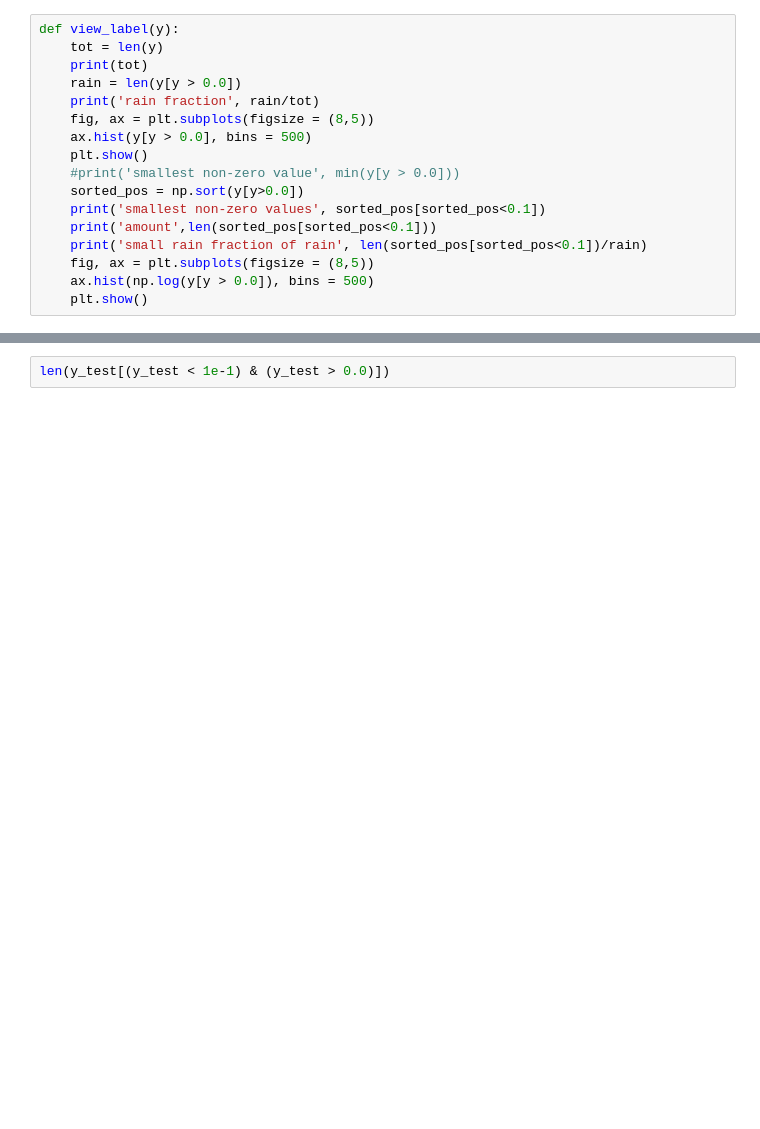
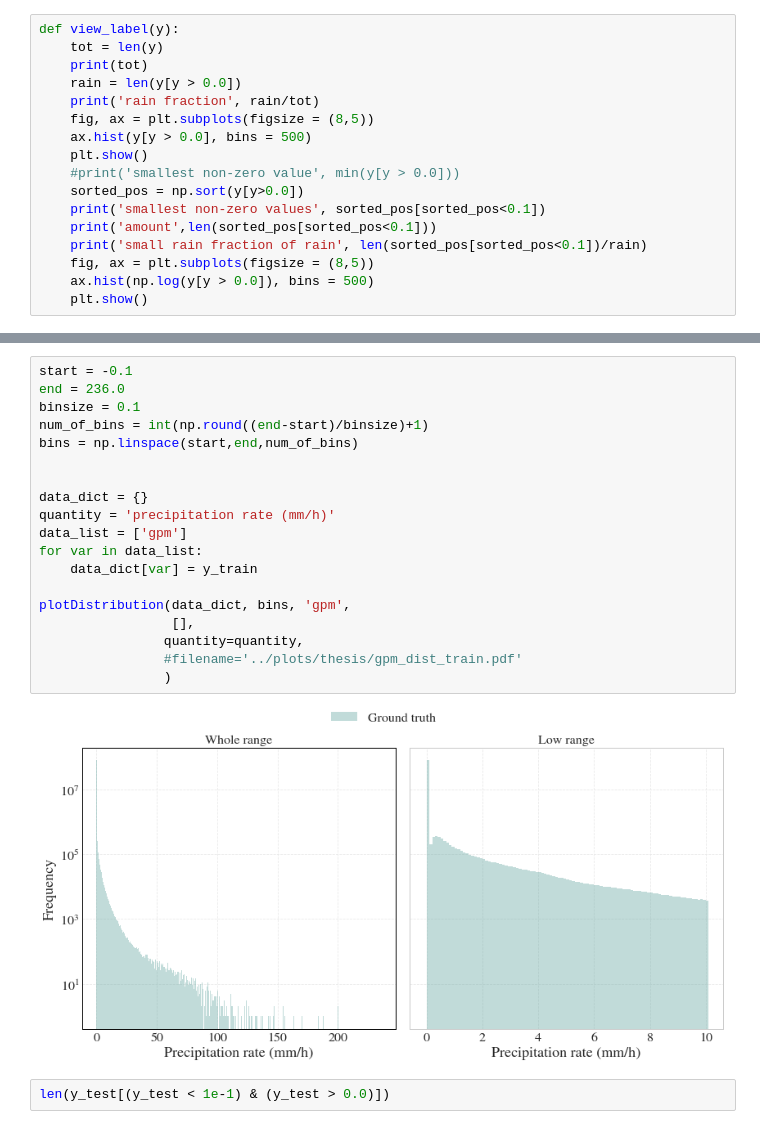
Before and after one commit to ingridingemarsson/geostat-masters-thesis, a Jupyter notebook: notebooks/check_histograms_of_rain_rate.ipynb, the cells around one changed output, grey strips where cells are left out. Drawn from its saved outputs; the diff is of its cells as text; blank space fills up the shorter version.

```diff
--- a/notebooks/check_histograms_of_rain_rate.ipynb
+++ b/notebooks/check_histograms_of_rain_rate.ipynb
@@ -111,3 +122,24 @@ plt.show()
+# %%
+start = -0.1
+end = 236.0
+binsize = 0.1
+num_of_bins = int(np.round((end-start)/binsize)+1)
+bins = np.linspace(start,end,num_of_bins)
+
+
+data_dict = {}
+quantity = 'precipitation rate (mm/h)'
+data_list = ['gpm']
+for var in data_list:
+    data_dict[var] = y_train
+
+plotDistribution(data_dict, bins, 'gpm',
+                 [],
+                quantity=quantity,
+                #filename='../plots/thesis/gpm_dist_train.pdf'
+                )
+# %% [output]
+[figure, added]
 # %%
 len(y_test[(y_test < 1e-1) & (y_test > 0.0)])
 # %% [output]
```
Also changed, not shown: parts of 6 cells of this notebook, 30 other files.
